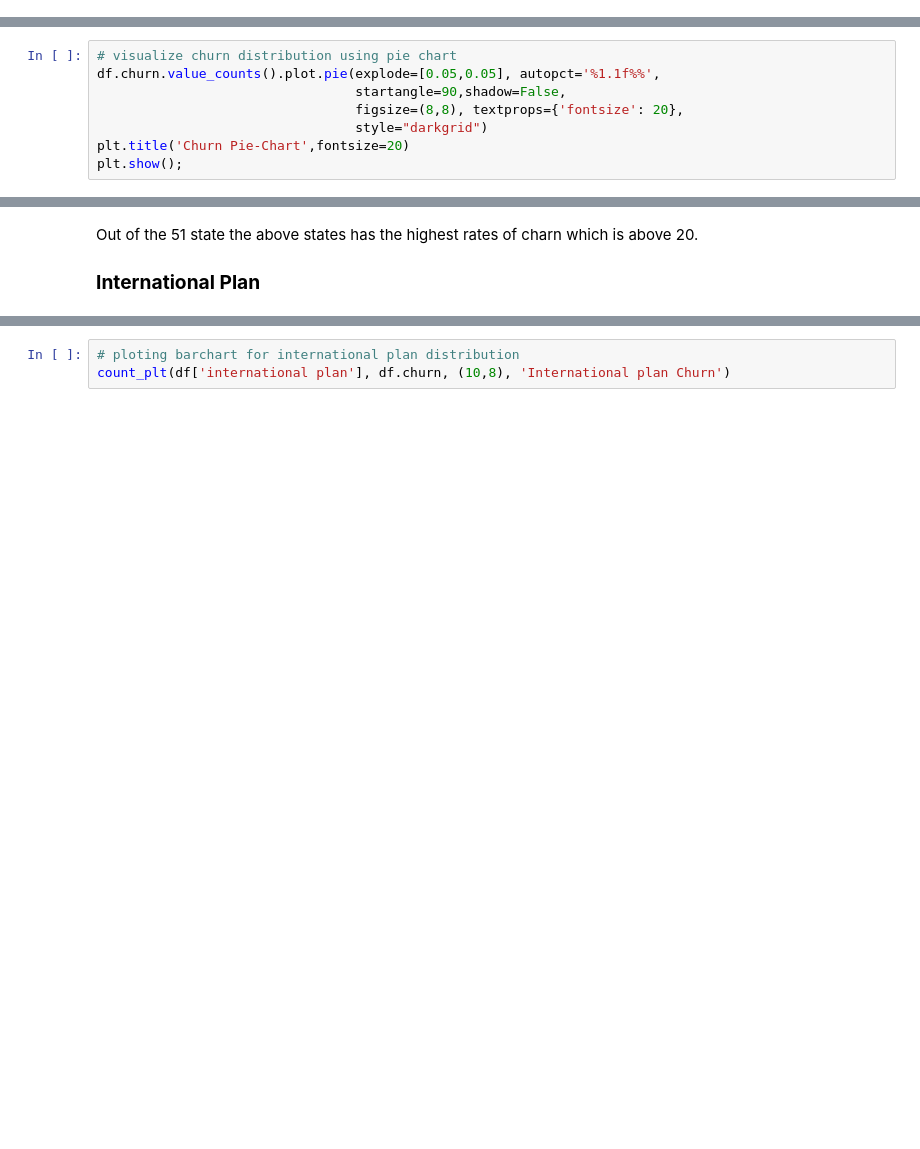
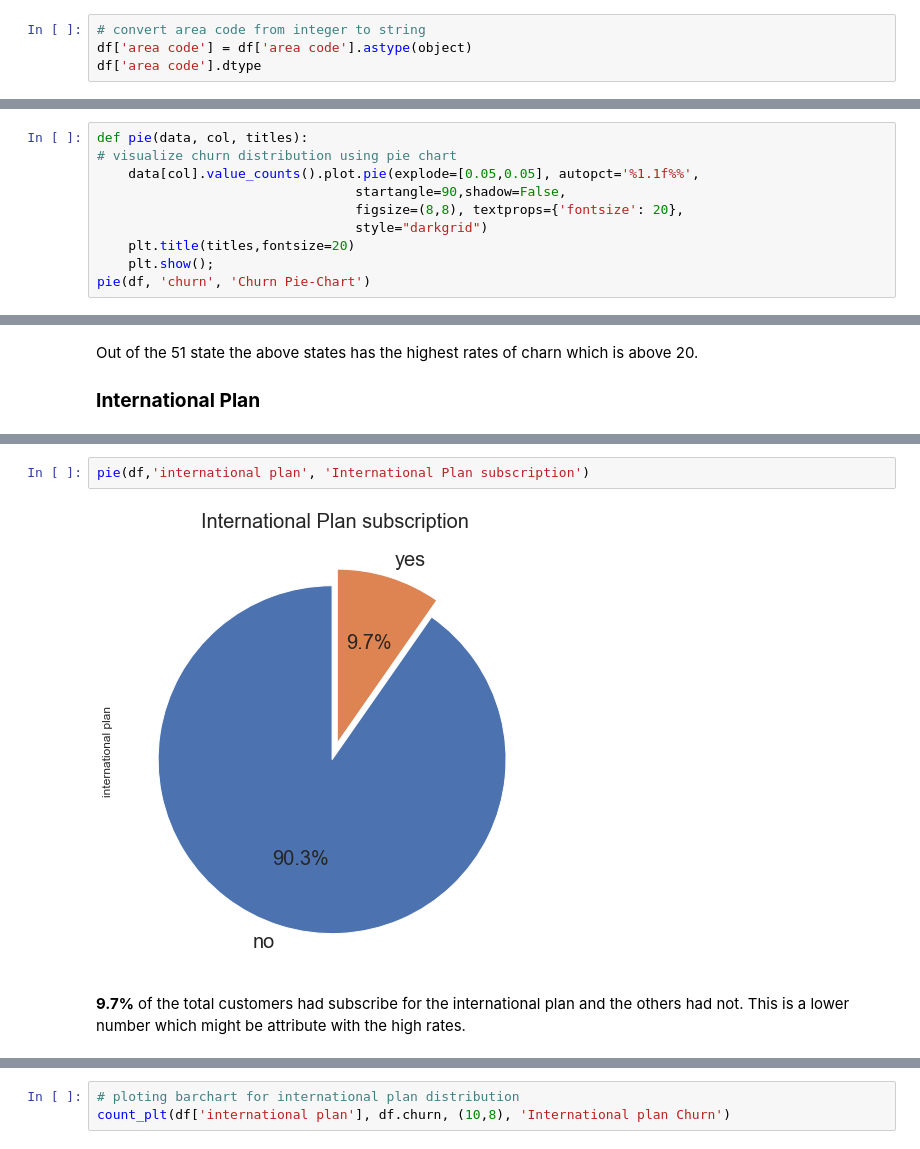
Before and after one commit to Leon380/Phase3_Project, a Jupyter notebook: notebook.ipynb, the cells around one changed output, grey strips where cells are left out. Saved outputs shown, nothing was run; the diff lists cells and outputs as text; blank space fills up the shorter version.

```diff
--- a/notebook.ipynb
+++ b/notebook.ipynb
@@ -208,0 +213,4 @@ The Data has no missing values
+# %%
+# convert area code from integer to string
+df['area code'] = df['area code'].astype(object)
+df['area code'].dtype
@@ -220,13 +230,15 @@ Name: churn, dtype: int64
 # %% [markdown]
 The **False** values stands for the customers who aren't churners which has a greater percentage **`85%`** as compared to the **True** value which are the churners which is **`15%`**. we can get a clear idea of these using visualization as follows.
 # %%
+def pie(data, col, titles):
 # visualize churn distribution using pie chart
-df.churn.value_counts().plot.pie(explode=[0.05,0.05], autopct='%1.1f%%',
+    data[col].value_counts().plot.pie(explode=[0.05,0.05], autopct='%1.1f%%',
                                  startangle=90,shadow=False,
                                  figsize=(8,8), textprops={'fontsize': 20},
                                  style="darkgrid")
-plt.title('Churn Pie-Chart',fontsize=20)
-plt.show();
+    plt.title(titles,fontsize=20)
+    plt.show();
+pie(df, 'churn', 'Churn Pie-Chart')
 # %% [output]
 [figure]
 # %% [markdown]
@@ -336,0 +363,6 @@ Out of the 51 state the above states has the highest rates of charn which is abo
+# %%
+pie(df,'international plan', 'International Plan subscription')
+# %% [output]
+[figure, added]
+# %% [markdown]
+**9.7%** of the total customers had subscribe for the international plan and the others had not. This is a lower number which might be attribute with the high rates.
```
Also changed, not shown: parts of 51 cells of this notebook.
